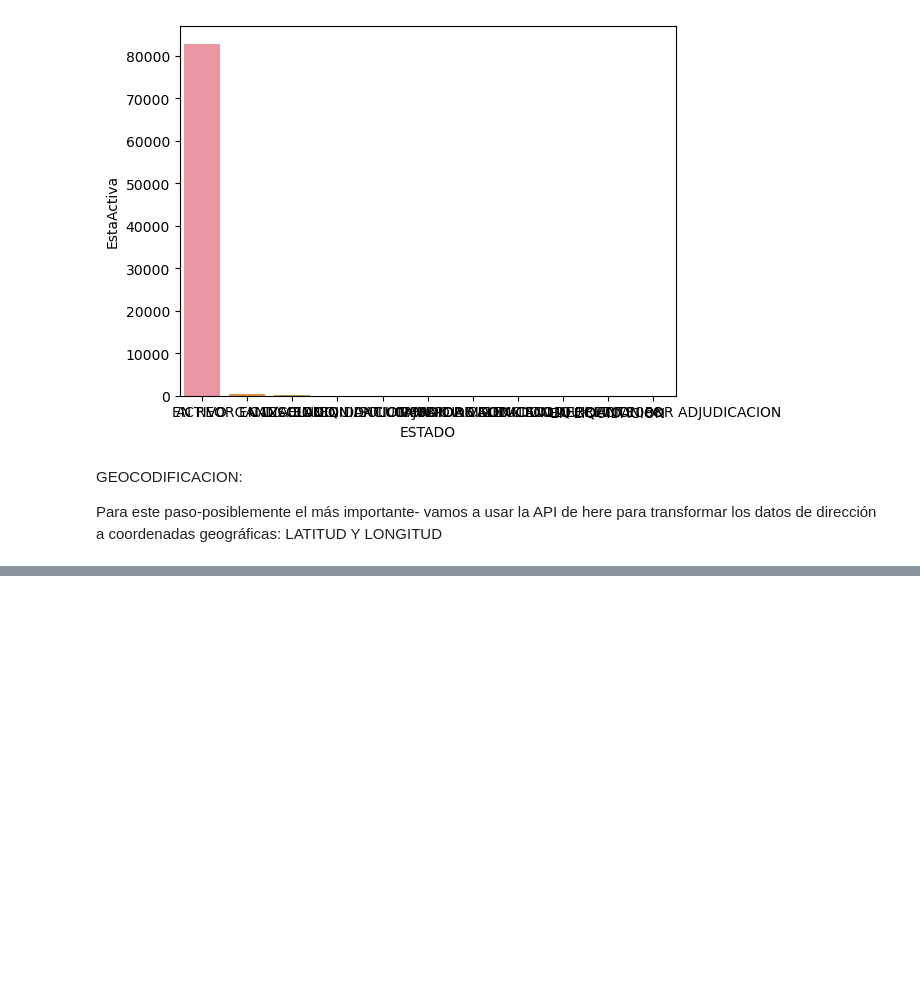
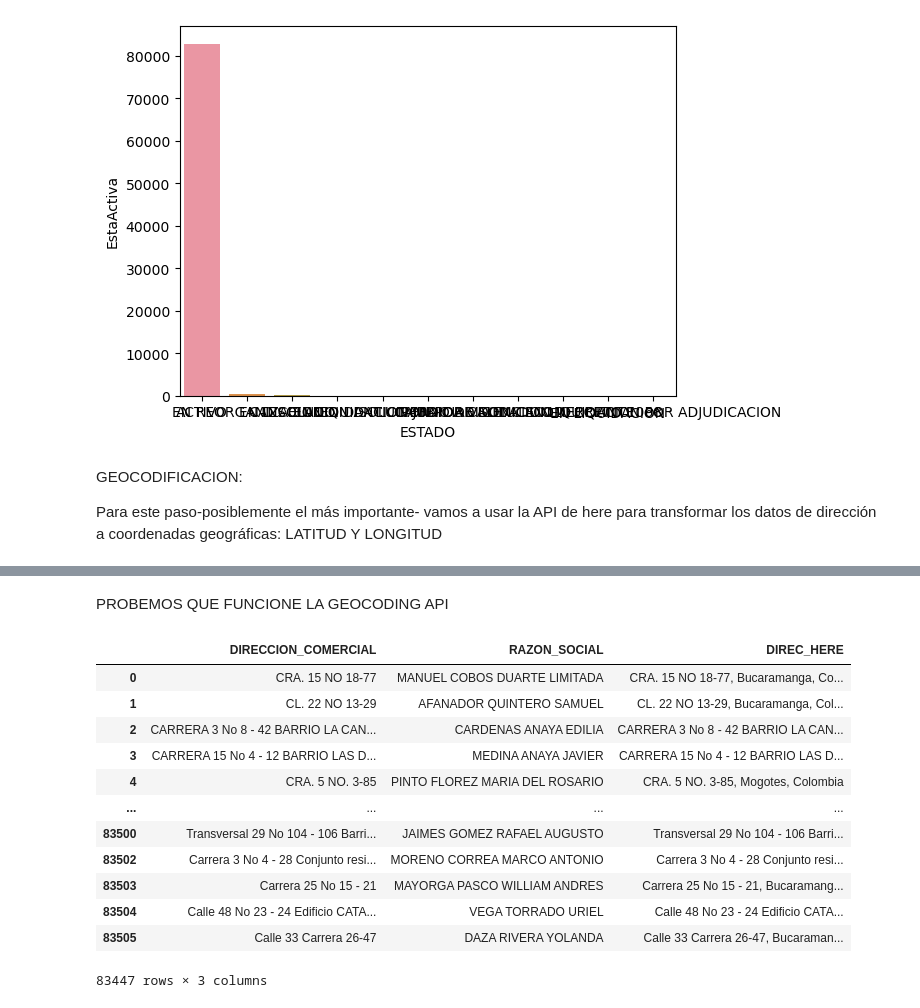
Before and after one commit to adrianferu/empresasCamaraComercioBucaramanga, a Jupyter notebook: camarasComercio.ipynb, the cells around one changed output, grey strips where cells are left out. Drawn from its saved outputs; the diff is of its cells as text; code cells hidden in the pictures; blank space fills up the shorter version.

```diff
--- a/camarasComercio.ipynb
+++ b/camarasComercio.ipynb
@@ -217,0 +214,19 @@ empresas_Buc
+# %% [markdown]
+PROBEMOS QUE FUNCIONE LA GEOCODING API
+# %%
+camComercioExtra = empresas_Buc[['DIRECCION_COMERCIAL', 'RAZON_SOCIAL','DIREC_HERE']].drop_duplicates(subset='RAZON_SOCIAL', keep='first')
+camComercioExtra
+# %% [output]
+|  | DIRECCION_COMERCIAL | RAZON_SOCIAL | DIREC_HERE |
+| 0 | CRA. 15 NO 18-77 | MANUEL COBOS DUARTE LIMITADA | CRA. 15 NO 18-77, Bucaramanga, Co... |
+| 1 | CL. 22 NO 13-29 | AFANADOR QUINTERO SAMUEL | CL. 22 NO 13-29, Bucaramanga, Col... |
+| 2 | CARRERA 3 No 8 - 42 BARRIO LA CAN... | CARDENAS ANAYA EDILIA | CARRERA 3 No 8 - 42 BARRIO LA CAN... |
+| 3 | CARRERA 15 No 4 - 12 BARRIO LAS D... | MEDINA ANAYA JAVIER | CARRERA 15 No 4 - 12 BARRIO LAS D... |
+| 4 | CRA. 5 NO. 3-85 | PINTO FLOREZ MARIA DEL ROSARIO | CRA. 5 NO. 3-85, Mogotes, Colombia |
+| ... | ... | ... | ... |
+| 83500 | Transversal 29 No 104 - 106 Barri... | JAIMES GOMEZ RAFAEL AUGUSTO | Transversal 29 No 104 - 106 Barri... |
+| 83502 | Carrera 3 No 4 - 28 Conjunto resi... | MORENO CORREA MARCO ANTONIO | Carrera 3 No 4 - 28 Conjunto resi... |
+| 83503 | Carrera 25 No 15 - 21 | MAYORGA PASCO WILLIAM ANDRES | Carrera 25 No 15 - 21, Bucaramang... |
+| 83504 | Calle 48 No 23 - 24 Edificio CATA... | VEGA TORRADO URIEL | Calle 48 No 23 - 24 Edificio CATA... |
+| 83505 | Calle 33 Carrera 26-47 | DAZA RIVERA YOLANDA | Calle 33 Carrera 26-47, Bucaraman... |
+83447 rows × 3 columns
```
Also changed, not shown: parts of 5 cells of this notebook.
